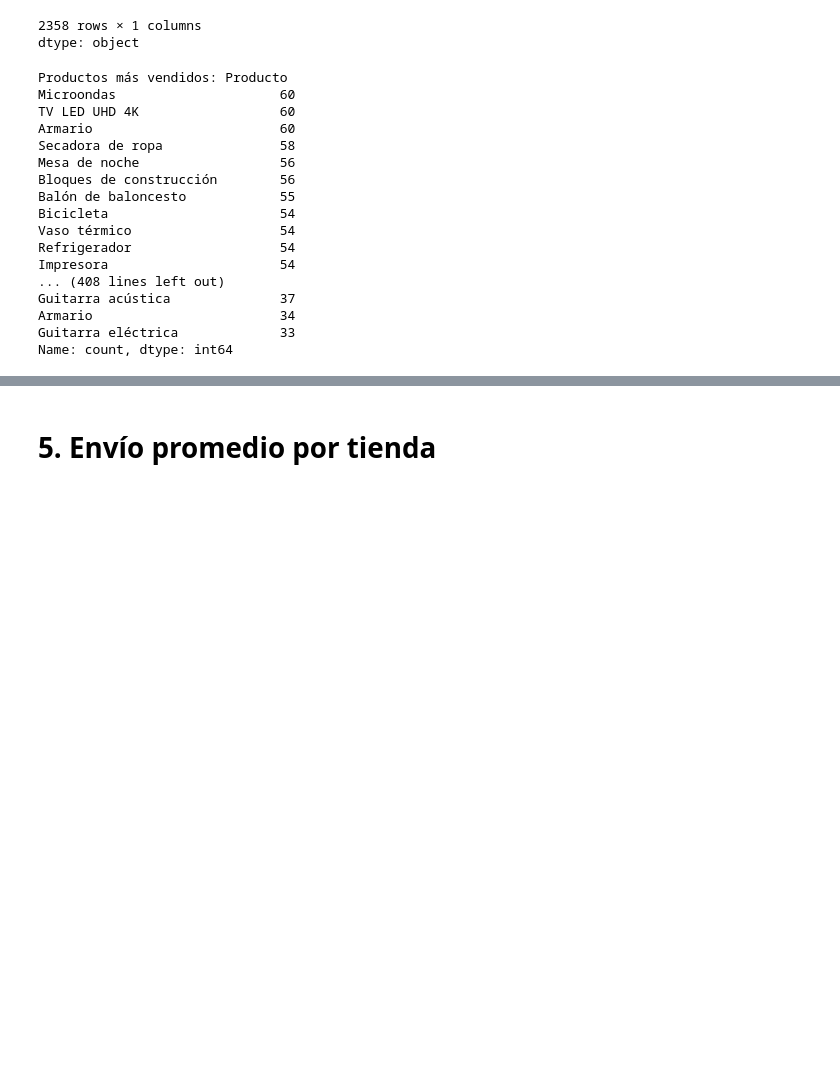
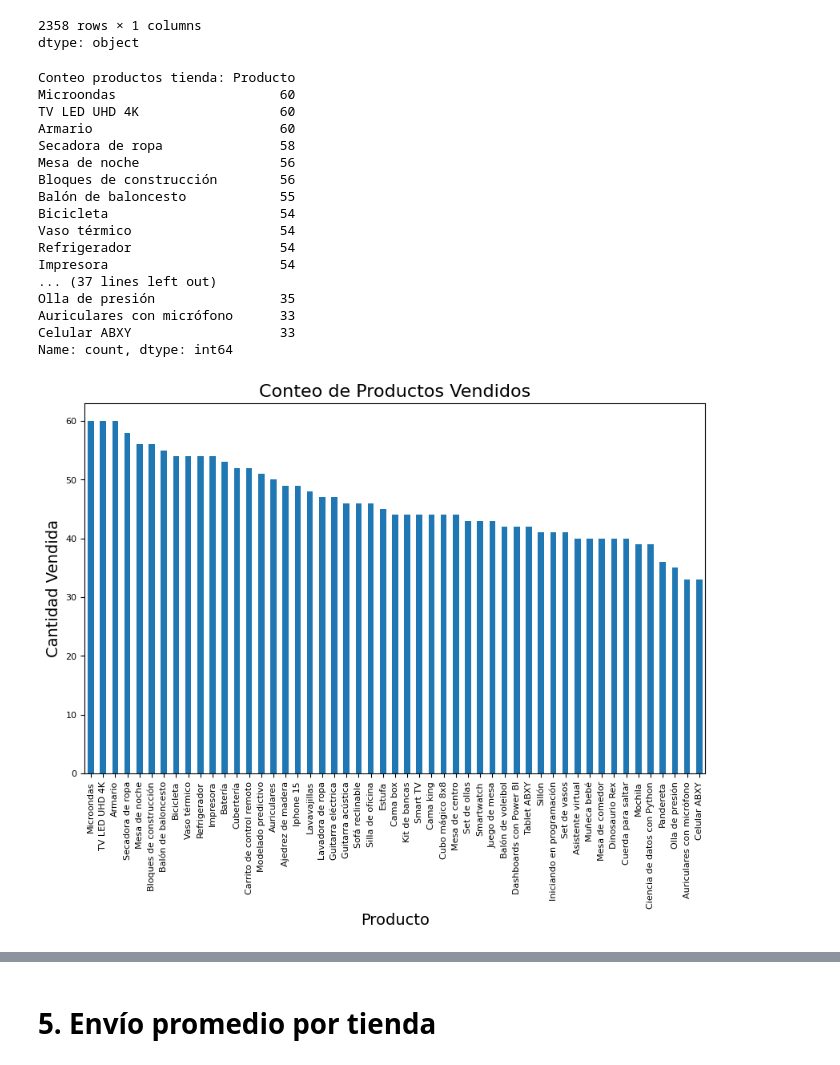
Before and after one commit to VivianQui/Challenge-Precticando-Python-para-Data-Science, a Jupyter notebook: AluraStoreLatam.ipynb, the cells around one changed output, grey strips where cells are left out. Drawn from its saved outputs; the diff is of its cells as text; code cells hidden in the pictures; blank space fills up the shorter version.

```diff
--- a/AluraStoreLatam.ipynb
+++ b/AluraStoreLatam.ipynb
@@ -119,38 +119,3 @@ tienda4['Producto']
 | 2357 | Cuerda para saltar |
 2358 rows × 1 columns
 dtype: object
-# %%
-productos_mas_vendidos = tienda['Producto'].value_counts()
-productos_menos_vendidos = tienda['Producto'].value_counts()
-productos_mas_vendidos2 = tienda2['Producto'].value_counts()
-productos_menos_vendidos2 = tienda2['Producto'].value_counts()
-productos_mas_vendidos3 = tienda3['Producto'].value_counts()
-productos_menos_vendidos3 = tienda3['Producto'].value_counts()
-productos_mas_vendidos4 = tienda4['Producto'].value_counts()
-productos_menos_vendidos4 = tienda4['Producto'].value_counts()
-print(f'Productos más vendidos: {productos_mas_vendidos}')
-print(f'Productos menos vendidos: {productos_menos_vendidos}')
-print(f'Productos más vendidos2: {productos_mas_vendidos2}')
-print(f'Productos menos vendidos2: {productos_menos_vendidos2}')
-print(f'Productos más vendidos3: {productos_mas_vendidos3}')
-print(f'Productos menos vendidos3: {productos_menos_vendidos3}')
-print(f'Productos más vendidos4: {productos_mas_vendidos4}')
-print(f'Productos menos vendidos4: {productos_menos_vendidos4}')
-# %% [output]
-Productos más vendidos: Producto
-Microondas                     60
-TV LED UHD 4K                  60
-Armario                        60
-Secadora de ropa               58
-Mesa de noche                  56
-Bloques de construcción        56
-Balón de baloncesto            55
-Bicicleta                      54
-Vaso térmico                   54
-Refrigerador                   54
-Impresora                      54
-... (408 lines left out)
-Guitarra acústica              37
-Armario                        34
-Guitarra eléctrica             33
-Name: count, dtype: int64
@@ -156,0 +124,31 @@ Name: count, dtype: int64
+# %%
+conteo_productos = tienda['Producto'].value_counts()
+print(f'Conteo productos tienda: {conteo_productos}')
+
+plt.figure(figsize=(10, 6))
+conteo_productos.plot(kind='bar')
+plt.title('Conteo de Productos Vendidos', fontsize=16)
+plt.xlabel('Producto', fontsize=14)
+plt.ylabel('Cantidad Vendida', fontsize=14)
+plt.xticks(fontsize=8)
+plt.yticks(fontsize=8)
+plt.show()
+# %% [output]
+Conteo productos tienda: Producto
+Microondas                     60
+TV LED UHD 4K                  60
+Armario                        60
+Secadora de ropa               58
+Mesa de noche                  56
+Bloques de construcción        56
+Balón de baloncesto            55
+Bicicleta                      54
+Vaso térmico                   54
+Refrigerador                   54
+Impresora                      54
+... (37 lines left out)
+Olla de presión                35
+Auriculares con micrófono      33
+Celular ABXY                   33
+Name: count, dtype: int64
+[figure, added]
```
Also changed, not shown: parts of 4 cells of this notebook.
